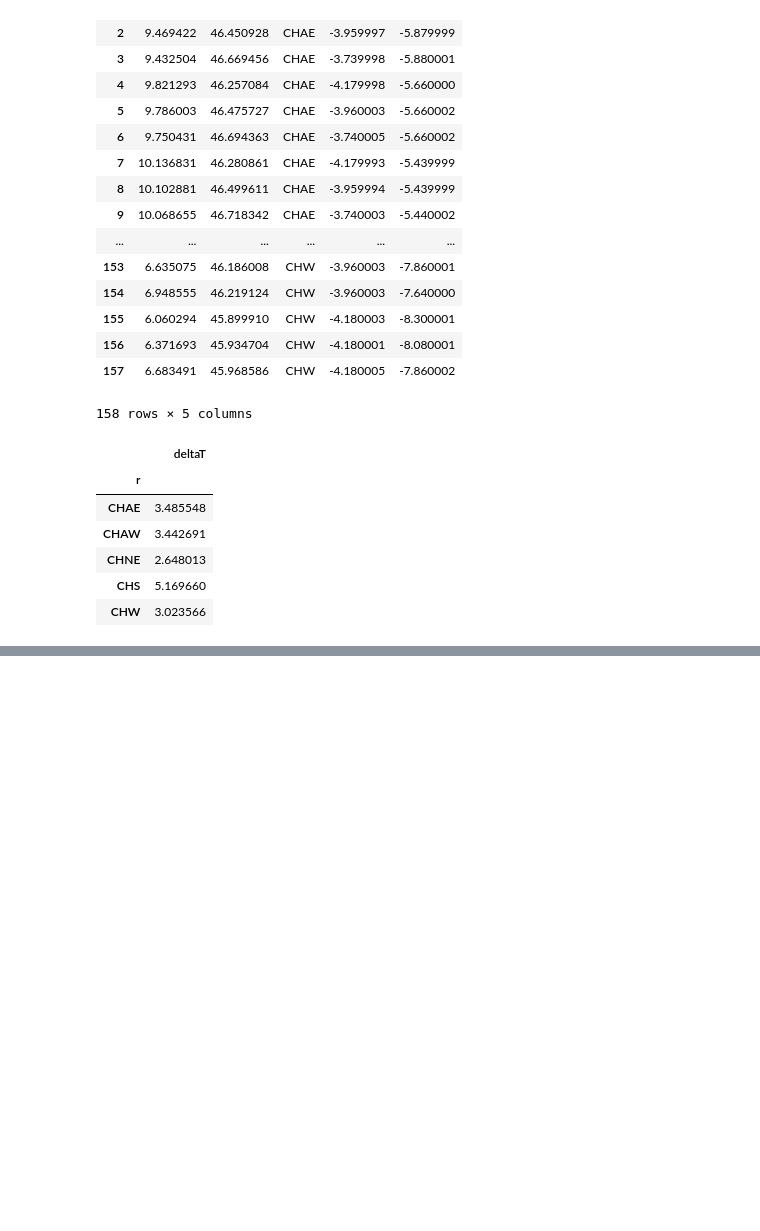
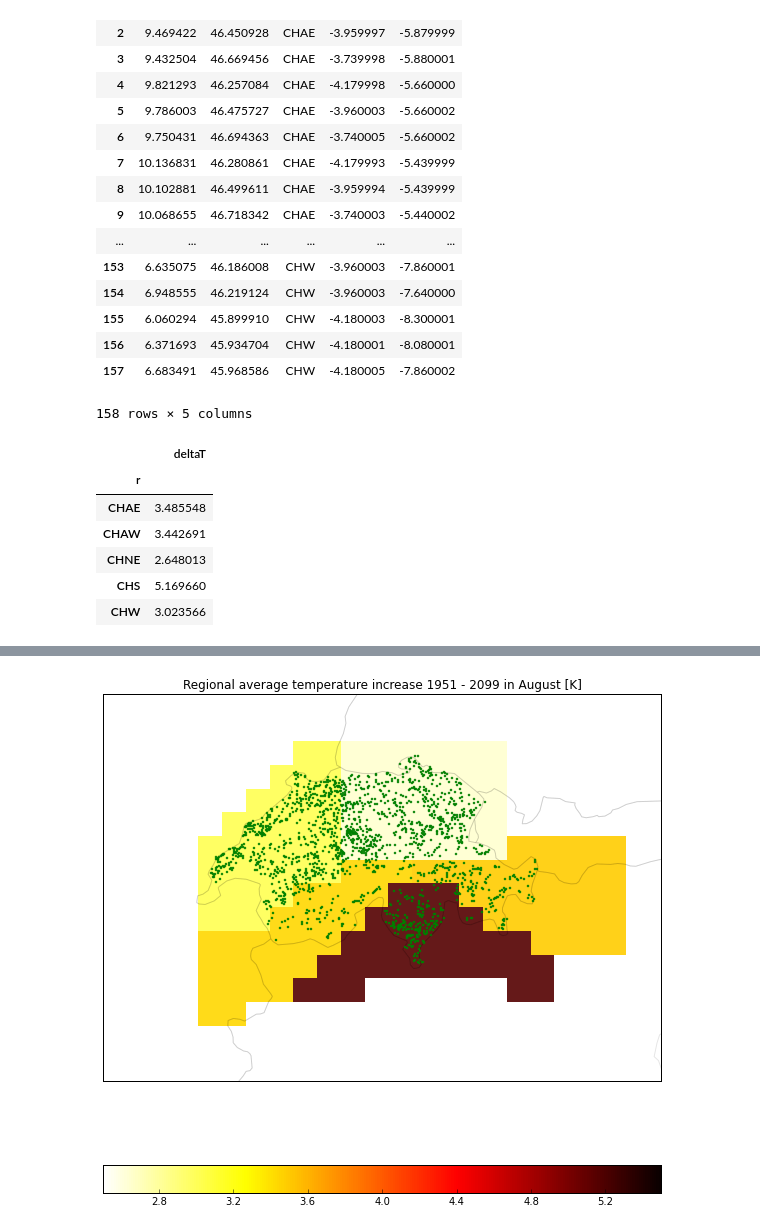
Before and after one commit to hvwaldow/pyws-BE-15-2-26, a Jupyter notebook: ex5/lecture5.ipynb, the cells around one changed output, grey strips where cells are left out. Drawn from its saved outputs; the diff is of its cells as text; code cells hidden in the pictures; blank space fills up the shorter version.

```diff
--- a/ex5/lecture5.ipynb
+++ b/ex5/lecture5.ipynb
@@ -242,7 +251,7 @@ These regions were identified as reasonable homogeneous, with respect to the cli
 def mkregiondf():
     d = pd.DataFrame()
     for r in ["CHAE", "CHAW", "CHNE", "CHS", "CHW"]:
-        d1 = pd.DataFrame.from_csv(r + ".csv", header=0, index_col=None)
+        d1 = pd.DataFrame.from_csv("data/" + r + ".csv", header=0, index_col=None)
         d1 = pd.concat([d1, pd.DataFrame({"r": np.repeat(r, d1.shape[0])})], axis=1)
         d = pd.concat([d, d1], axis=0, ignore_index=True)
     return(d)
@@ -385,2 +332,32 @@ ValueError: need more than 1 value to unpack
+# %%
+# read region average delta-T values into approprate grid cells on ensembles grid
+dTcells = zeros((len(rlon), len(rlat)))
+dTcells[...] = NaN
+for i in np.arange(0, dreg.shape[0]):
+    dTcells[lonpos[i], latpos[i]] = dTreg.loc[dreg.iloc[i, 2], "deltaT"]
+# %%
+# Do the plotting
+
+plt.figure(figsize=(10,10))
+
+# Vektor data of the county boundaries
+fname = 'data/ne_50m_admin_0_countries.shp'
+adm1_shapes = list(shpreader.Reader(fname).geometries())
+
+ax = plt.axes(projection=ensemblesgrid)
+ax.add_geometries(adm1_shapes, ccrs.PlateCarree(),
+                  edgecolor='black', facecolor='white', alpha=0.1)
+cplot = ax.pcolormesh(rlon, rlat, dTcells.transpose(), cmap="hot_r", vmin=2.5, vmax=5.5)
+ax.set_extent((5,12,45,48), ccrs.PlateCarree())
+cbar = plt.colorbar(cplot, orientation="horizontal")
+plt.title("Regional average temperature increase 1951 - 2099 in August [K]")
+
+# Read Fores - location data
+nbplots = pd.DataFrame.from_csv("Plots_def_2.csv", sep=';')
+ax.plot(nbplots["X"], nbplots["Y"], color="green",
+                     marker='.', ms=4, linestyle='none', transform=swiss)
+plt.show()
+# %% [output]
+[figure, added]
 # %% [markdown]
 <a rel="license" href="http://creativecommons.org/licenses/by-nc/4.0/"><img alt="Creative Commons License" style="border-width:0" src="https://i.creativecommons.org/l/by-nc/4.0/88x31.png" /></a><br />This IPython Notebook is licensed under a <a rel="license" href="http://creativecommons.org/licenses/by-nc/4.0/">Creative Commons Attribution-NonCommercial 4.0 International License</a>.
```
Also changed, not shown: parts of 9 cells of this notebook, 15 other files.
